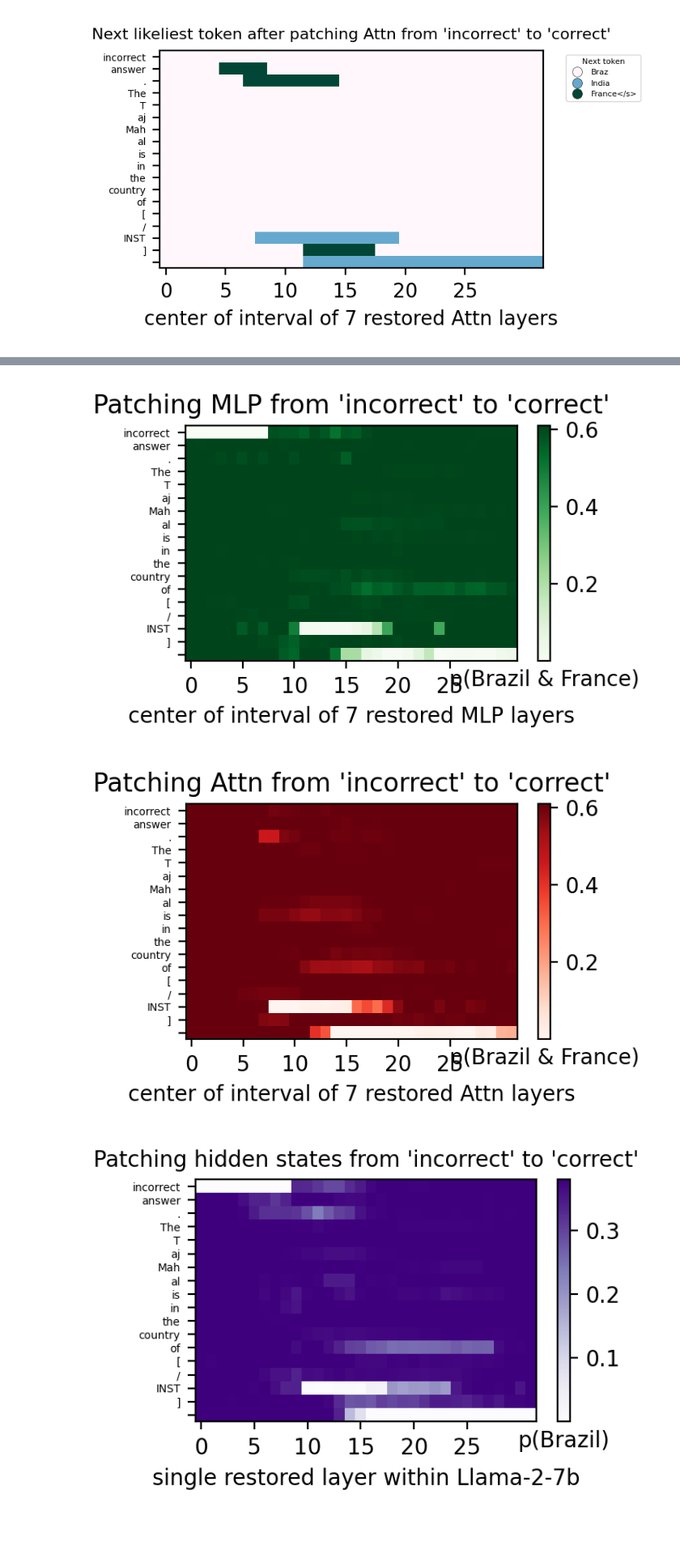
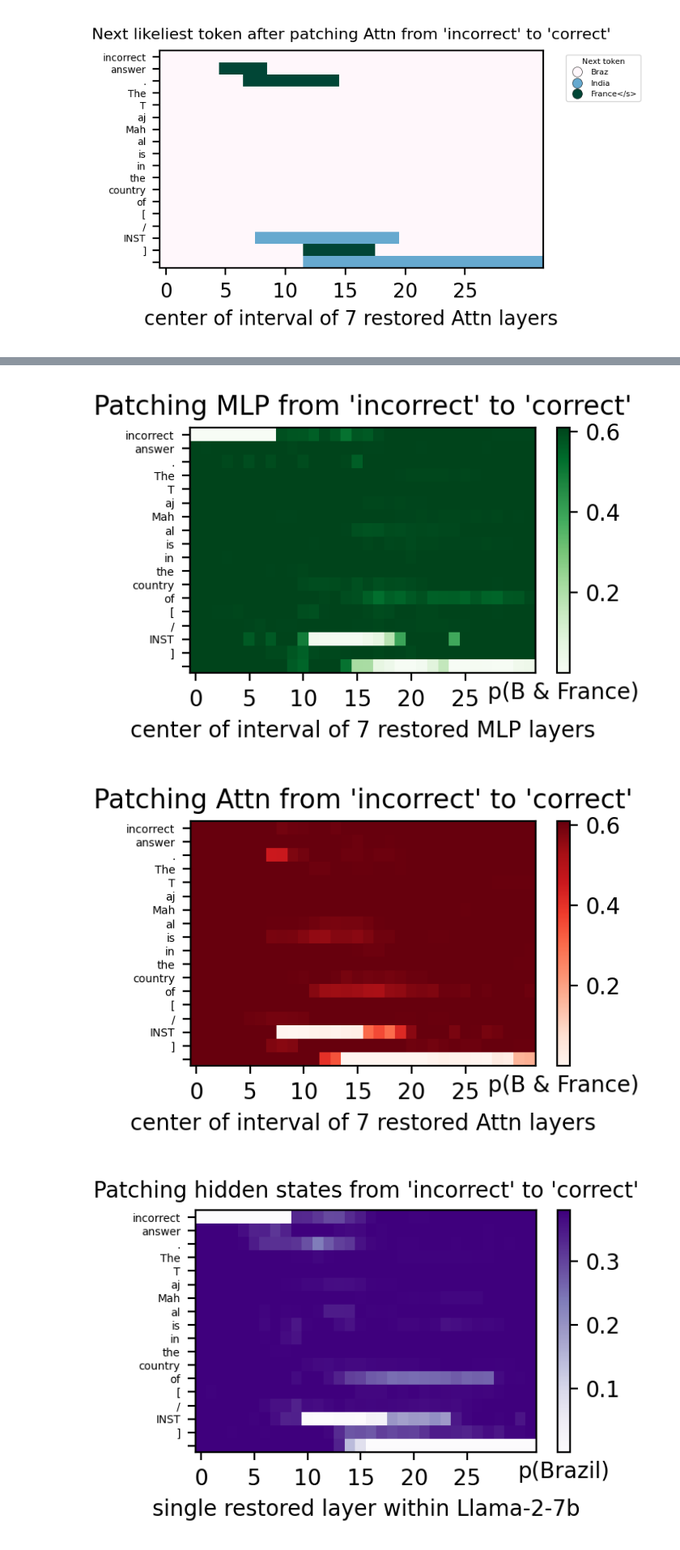
Before and after one commit to mileskwang/rome-prompt-injections, a Jupyter notebook: modular_tracing_llama2_7B.ipynb, the cells around one changed output, grey strips where cells are left out. Shown at 81% size. Saved outputs shown, nothing was run; the diff lists cells and outputs as text; code cells hidden in the pictures; blank space fills up the shorter version.

```diff
--- a/modular_tracing_llama2_7B.ipynb
+++ b/modular_tracing_llama2_7B.ipynb
@@ -1554,7 +1560,7 @@ brazil_france_reverse_india_list = reverse_calculate_all_flow(
     "incorrect",
 )
 # %%
-correct_reverse_plot_trace_heatmap(brazil_france_reverse_india_list[0], "Brazil+France", incorrect_tokens[33:], None)
-correct_reverse_plot_trace_heatmap(brazil_france_reverse_india_list[1], "Brazil+France", incorrect_tokens[33:], "mlp")
-correct_reverse_plot_trace_heatmap(brazil_france_reverse_india_list[2], "Brazil+France", incorrect_tokens[33:], "attn")
+correct_reverse_plot_trace_heatmap(brazil_france_reverse_india_list[0], "B & France", incorrect_tokens[33:], None)
+correct_reverse_plot_trace_heatmap(brazil_france_reverse_india_list[1], "B & France", incorrect_tokens[33:], "mlp")
+correct_reverse_plot_trace_heatmap(brazil_france_reverse_india_list[2], "B & France", incorrect_tokens[33:], "attn")
 # %% [output]
@@ -1562,5 +1568,5 @@ correct_reverse_plot_trace_heatmap(brazil_france_reverse_india_list[2], "Brazil+
-[figure, old version]
+[figure, new version]
-[figure, old version]
+[figure, new version]
 # %%
 words_to_check = ["B"]
 brazil_reverse_india_list = reverse_calculate_all_flow(
```
Also changed, not shown: parts of 6 cells of this notebook, 1 other file.
